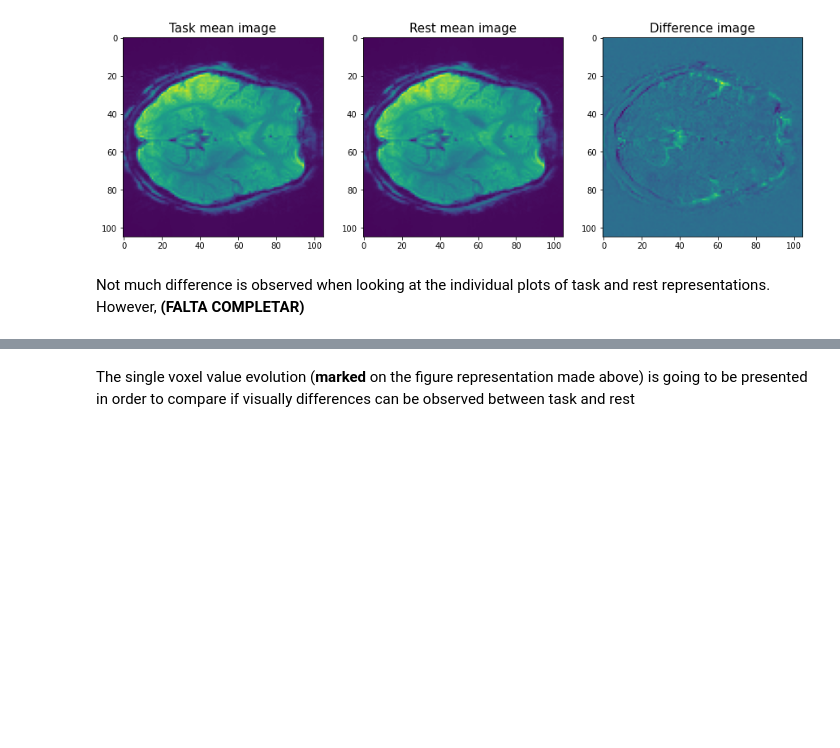
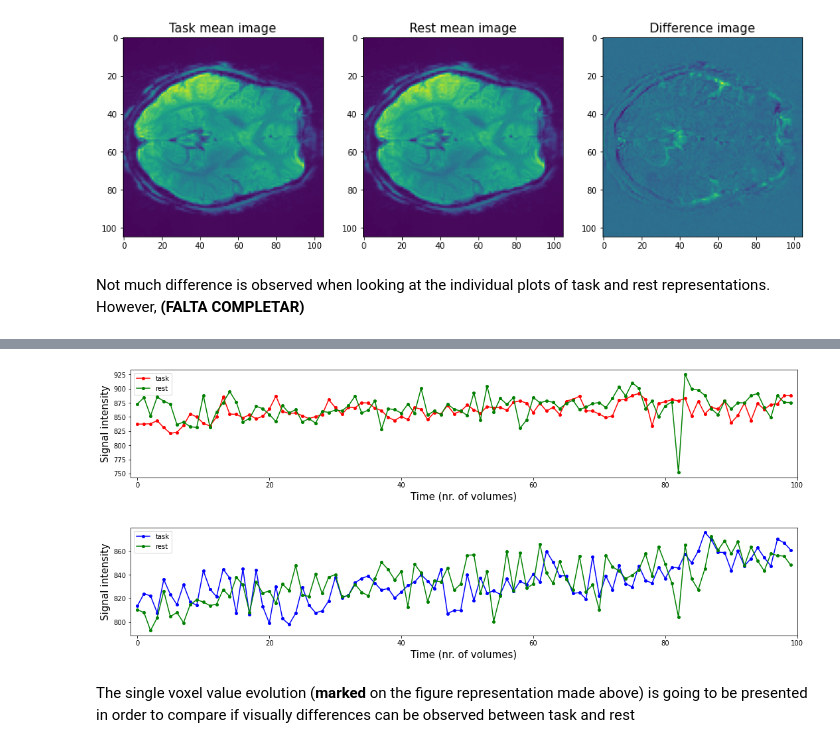
Before and after one commit to mrpotato180/final_project_neuroim, a Jupyter notebook: fMRI-EEG-Victor_Julia_Ernest_Alex.ipynb, the cells around one changed output, grey strips where cells are left out. Saved outputs shown, nothing was run; the diff lists cells and outputs as text; code cells hidden in the pictures; blank space fills up the shorter version.

```diff
--- a/fMRI-EEG-Victor_Julia_Ernest_Alex.ipynb
+++ b/fMRI-EEG-Victor_Julia_Ernest_Alex.ipynb
@@ -222,3 +222,38 @@ plt.show()
+# %%
+mid_vox_task = fmri_task_todos[40:42, 26:28, 14, :]
+mid_vox_task =np.mean(mid_vox_task,axis=0)
+mid_vox_task =np.mean(mid_vox_task,axis=0)
+mid_vox_rest = fmri_rest_todos[40:42, 26:28, 14, :]
+mid_vox_rest =np.mean(mid_vox_rest,axis=0)
+mid_vox_rest =np.mean(mid_vox_rest,axis=0)
+
+plt.figure(figsize=(18, 3))
+plt.plot(mid_vox_task, 'o-', ms=4, color='r', label='task')
+plt.plot(mid_vox_rest, 'o-', ms=4, color='g', label='rest')
+plt.xlim(-1, mid_vox_task.size)
+plt.ylabel('Signal intensity', fontsize=15)
+plt.xlabel('Time (nr. of volumes)', fontsize=15)
+plt.legend()
+plt.show()
+
+mid_vox_task = fmri_task_todos[42:44, 38:40, 14, :]
+mid_vox_task =np.mean(mid_vox_task,axis=0)
+mid_vox_task =np.mean(mid_vox_task,axis=0)
+mid_vox_rest = fmri_rest_todos[42:44, 38:40, 14, :]
+mid_vox_rest =np.mean(mid_vox_rest,axis=0)
+mid_vox_rest =np.mean(mid_vox_rest,axis=0)
+
+plt.figure(figsize=(18, 3))
+plt.plot(mid_vox_task, 'o-', ms=4, color='b', label='task')
+plt.plot(mid_vox_rest, 'o-', ms=4, color='g', label='rest')
+plt.xlim(-1, mid_vox_task.size)
+plt.ylabel('Signal intensity', fontsize=15)
+plt.xlabel('Time (nr. of volumes)', fontsize=15)
+plt.legend()
+plt.show()
+# %% [output]
+[figure, added]
+[figure, added]
 # %% [markdown]
 The single voxel value evolution (__marked__ on the figure representation made above) is going to be presented in order to compare if visually differences can be observed between task and rest
 # %%
```
Also changed, not shown: parts of 6 cells of this notebook.
